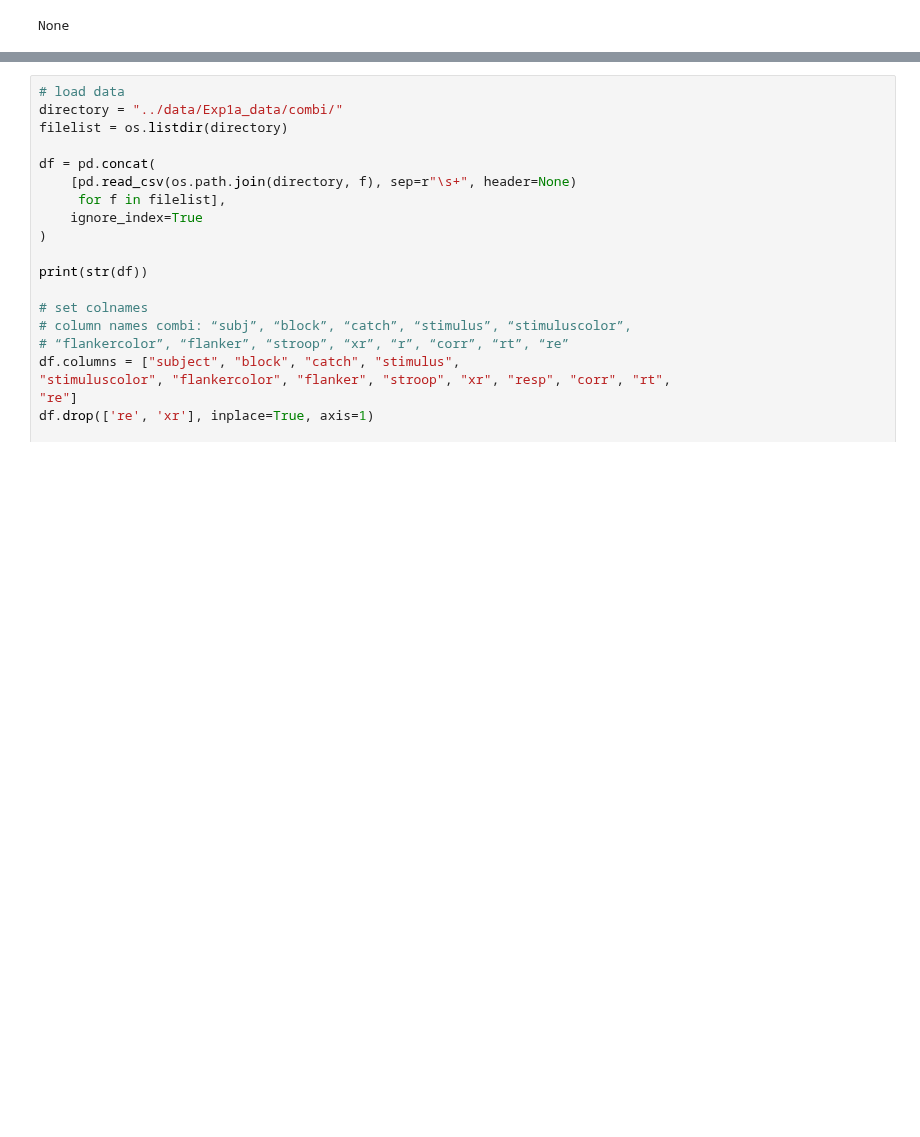
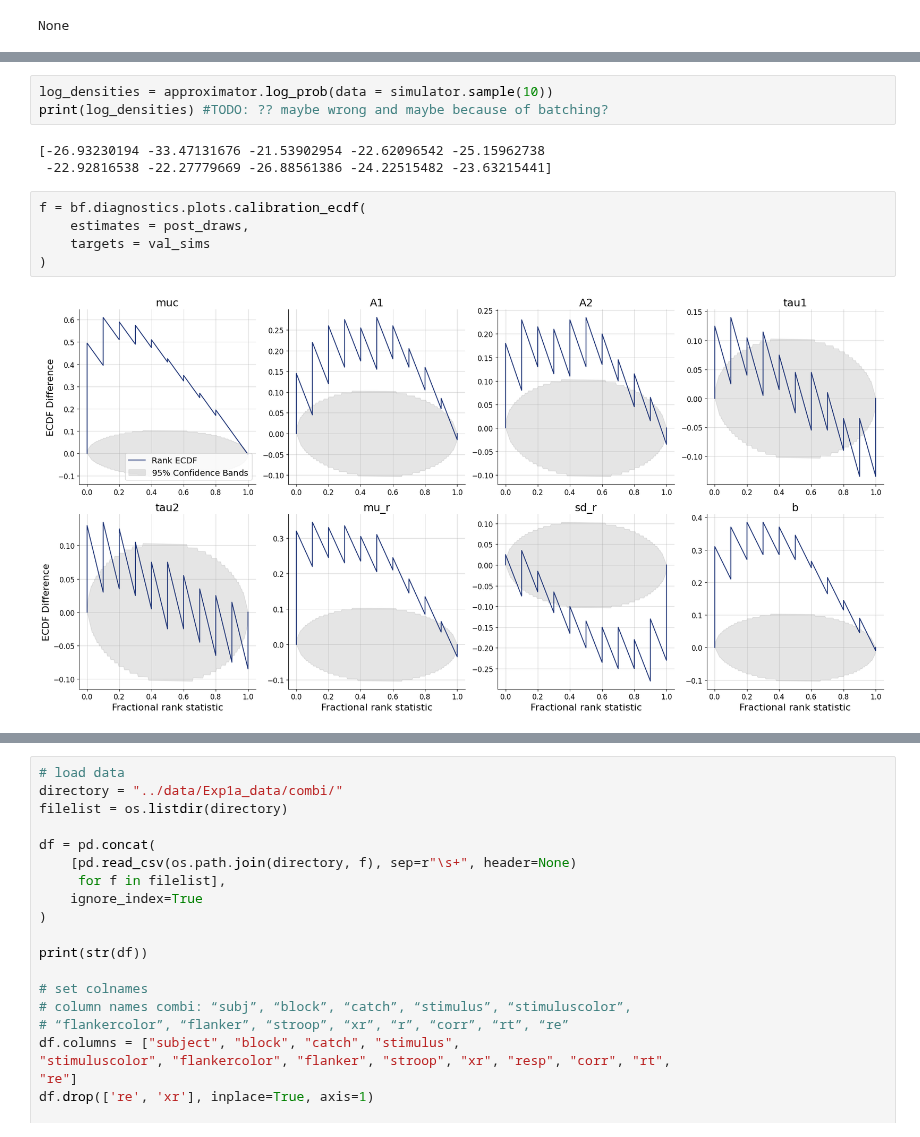
Before and after one commit to l1s4/dualDMC, a Jupyter notebook: bayesflow/dualDMC.ipynb, the cells around one changed output, grey strips where cells are left out. Saved outputs shown, nothing was run; the diff lists cells and outputs as text; blank space fills up the shorter version.

```diff
--- a/bayesflow/dualDMC.ipynb
+++ b/bayesflow/dualDMC.ipynb
@@ -254,3 +276,16 @@ post_draws = approximator.sample(conditions=val_sims, num_samples=num_samples)
+# %%
+log_densities = approximator.log_prob(data = simulator.sample(10))
+print(log_densities) #TODO: ?? maybe wrong and maybe because of batching?
+# %% [output]
+[-26.93230194 -33.47131676 -21.53902954 -22.62096542 -25.15962738
+ -22.92816538 -22.27779669 -26.88561386 -24.22515482 -23.63215441]
+# %%
+f = bf.diagnostics.plots.calibration_ecdf(
+    estimates = post_draws,
+    targets = val_sims
+)
+# %% [output]
+[figure, added]
 # %%
 f = bf.diagnostics.plots.recovery(
     estimates = post_draws,
```
Also changed, not shown: parts of 14 cells of this notebook, 2 other files.
